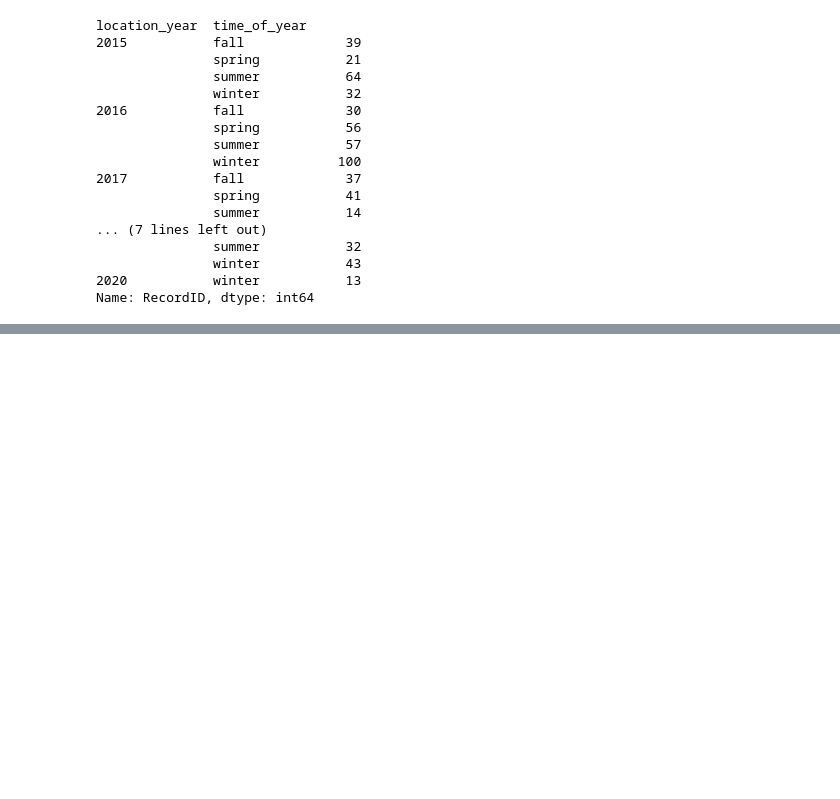
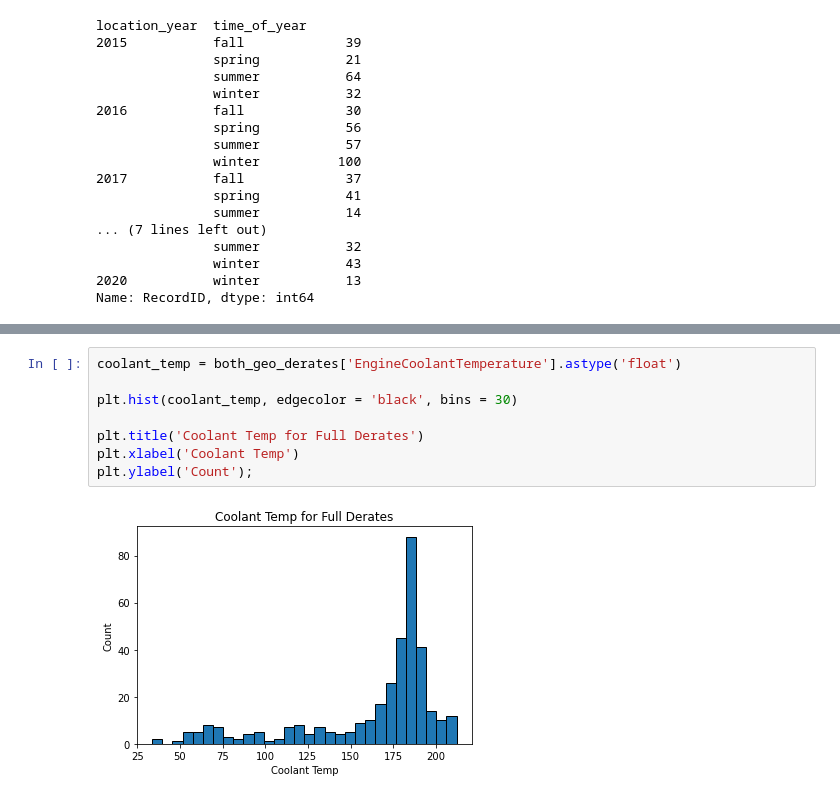
Before and after one commit to jrioross/big_g_express, a Jupyter notebook: notebooks/geospatial_explore.ipynb, the cells around one changed output, grey strips where cells are left out. Drawn from its saved outputs; the diff is of its cells as text; blank space fills up the shorter version.

```diff
--- a/notebooks/geospatial_explore.ipynb
+++ b/notebooks/geospatial_explore.ipynb
@@ -392,0 +444,10 @@ Name: RecordID, dtype: int64
+# %%
+coolant_temp = both_geo_derates['EngineCoolantTemperature'].astype('float')
+
+plt.hist(coolant_temp, edgecolor = 'black', bins = 30)
+
+plt.title('Coolant Temp for Full Derates')
+plt.xlabel('Coolant Temp')
+plt.ylabel('Count');
+# %% [output]
+[figure, added]
```
Also changed, not shown: parts of 11 cells of this notebook.
